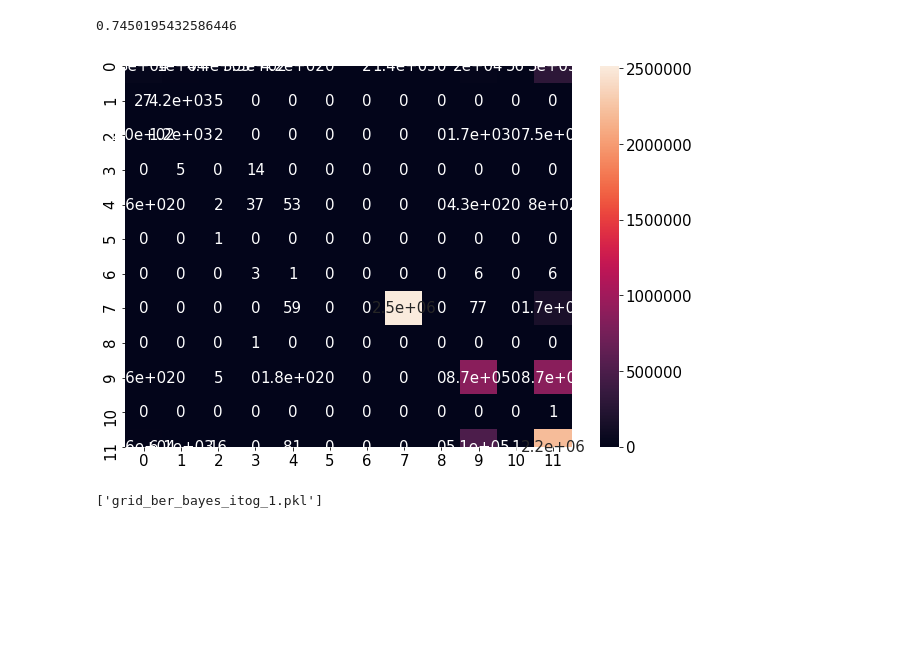
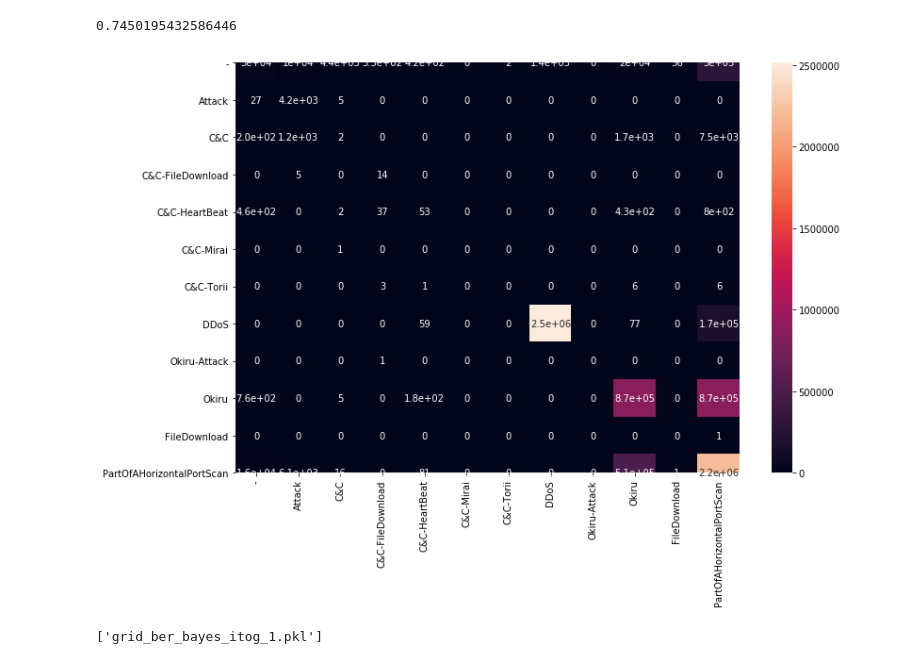
Before and after one commit to SiGidas/Aposemat_IoT-23, a Jupyter notebook: Itog_1.ipynb, the cells around one changed output. Drawn from its saved outputs; the diff is of its cells as text; code cells hidden in the pictures; blank space fills up the shorter version.

```diff
--- a/Itog_1.ipynb
+++ b/Itog_1.ipynb
@@ -768,14 +807,10 @@ y_pred = grid_ber_bayes.predict(X_test)
 accuracy_score(y_test, y_pred)
 # %% [output]
 0.7450195432586446
-# %%
-array = confusion_matrix(y_test, y_pred)
-df_cm = pd.DataFrame(array, index = [0,1,2,3,4,5,6,7,8,9,10,11],
-                  columns = [0,1,2,3,4,5,6,7,8,9,10,11])
-plt.figure(figsize = (10,7))
-sns.heatmap(df_cm, annot=True);
-# %% [output]
-[figure, removed]
+# %%
+con_mat(y_test, y_pred)
+# %% [output]
+[figure, added]
 # %%
 joblib.dump(grid_ber_bayes, 'grid_ber_bayes_itog_1.pkl')
 # %% [output]
```
Also changed, not shown: parts of 7 cells of this notebook.
